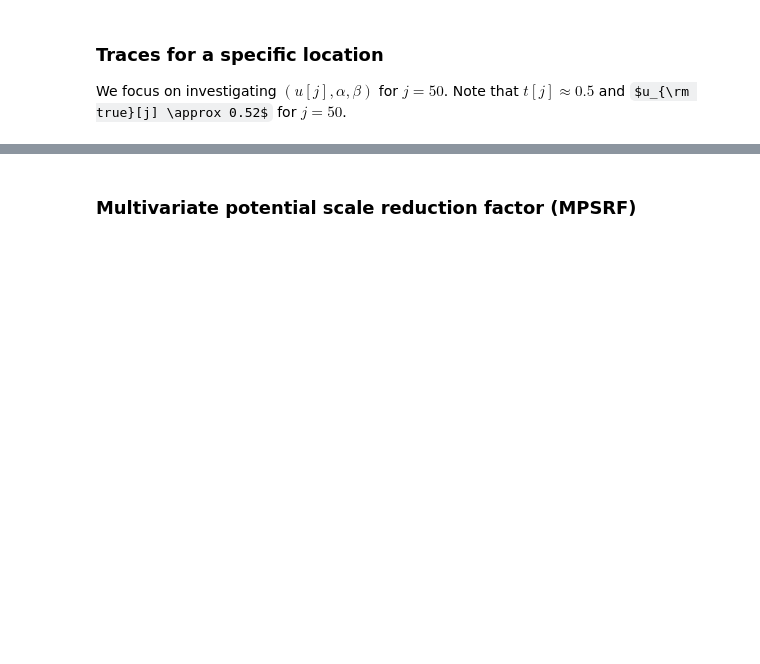
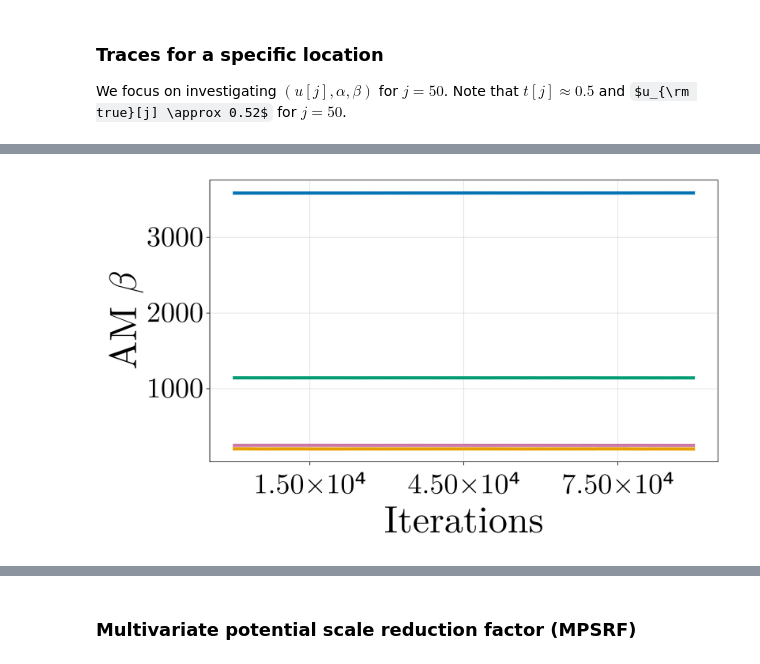
Before and after one commit to RomanStuhlmacher/paper-2025-Bayesian-SIAC-Filter, a Jupyter notebook: Code/notebooks/section_6_1_sampling_AM_10^5.ipynb, the cells around one changed output, grey strips where cells are left out. Saved outputs shown, nothing was run; the diff lists cells and outputs as text; code cells hidden in the pictures; some formulas as TeX source; blank space fills up the shorter version.

```diff
--- a/Code/notebooks/section_6_1_sampling_AM_10^5.ipynb
+++ b/Code/notebooks/section_6_1_sampling_AM_10^5.ipynb
@@ -680,0 +575,47 @@ savefig(p_AM_beta, joinpath(results_dir, "chain_AM_beta.png"))  # Save as PNG
+# %%
+# Set default settings for the generated figures.
+CairoMakie.set_theme!(CairoMakie.theme_latexfonts(), fontsize = 60)
+pt_per_unit = 72.27/72
+
+
+# Trace Plot u_j
+f = CairoMakie.Figure(size = (1000, 600))
+pos = f[1, 1]
+ax = CairoMakie.Axis(pos, xticks=[1.5e4; 4.5e4; 7.5e4], xlabel="Iterations", ylabel=L"AM $u_{50}$", xticklabelsize=45,  yticklabelsize=45)
+CairoMakie.lines!(pos, AM_u_j[:,1], linewidth=2)
+CairoMakie.lines!(pos, AM_u_j[:,2], linewidth=2)
+CairoMakie.lines!(pos, AM_u_j[:,3], linewidth=2)
+CairoMakie.lines!(pos, AM_u_j[:,4], linewidth=2)
+
+# CairoMakie.Legend(pos, ax, tellheight = false, tellwidth = false, valign = :top, halign = :right, orientation = :vertical, labelsize=35)
+CairoMakie.linkaxes!(filter(y -> y isa Axis, f.content)...)
+save(joinpath(results_dir, "chain_AM_u50.pdf"),f, pdf_version="1.5"; pt_per_unit)
+
+# Trace Plot α
+f = CairoMakie.Figure(size = (1000, 600))
+pos = f[1, 1]
+ax = CairoMakie.Axis(pos, xticks=[1.5e4; 4.5e4; 7.5e4], xlabel="Iterations", ylabel=L"AM $\alpha$", xticklabelsize=45,  yticklabelsize=45)
+CairoMakie.lines!(pos, AM_α[:,1], linewidth=5)
+CairoMakie.lines!(pos, AM_α[:,2], linewidth=5)
+CairoMakie.lines!(pos, AM_α[:,3], linewidth=5)
+CairoMakie.lines!(pos, AM_α[:,4], linewidth=5)
+
+# CairoMakie.Legend(pos, ax, tellheight = false, tellwidth = false, valign = :top, halign = :right, orientation = :vertical, labelsize=35)
+CairoMakie.linkaxes!(filter(y -> y isa Axis, f.content)...)
+save( joinpath(results_dir, "chain_AM_alpha.png"),f, pdf_version="1.5"; pt_per_unit)
+
+# Trace Plot β
+f = CairoMakie.Figure(size = (1000, 600))
+pos = f[1, 1]
+ax = CairoMakie.Axis(pos, xticks=[1.5e4; 4.5e4; 7.5e4], xlabel="Iterations", ylabel=L"AM $\beta$", xticklabelsize=45,  yticklabelsize=45)
+CairoMakie.lines!(pos, AM_β[:,1], linewidth=5)
+CairoMakie.lines!(pos, AM_β[:,2], linewidth=5)
+CairoMakie.lines!(pos, AM_β[:,3], linewidth=5)
+CairoMakie.lines!(pos, AM_β[:,4], linewidth=5)
+
+# CairoMakie.Legend(pos, ax, tellheight = false, tellwidth = false, valign = :top, halign = :right, orientation = :vertical, labelsize=35)
+CairoMakie.linkaxes!(filter(y -> y isa Axis, f.content)...)
+save( joinpath(results_dir, "chain_AM_beta.png"),f, pdf_version="1.5"; pt_per_unit)
+CairoMakie.current_figure()
+# %% [output]
+[figure, added]
```
Also changed, not shown: parts of 24 cells of this notebook, 2 other files.
